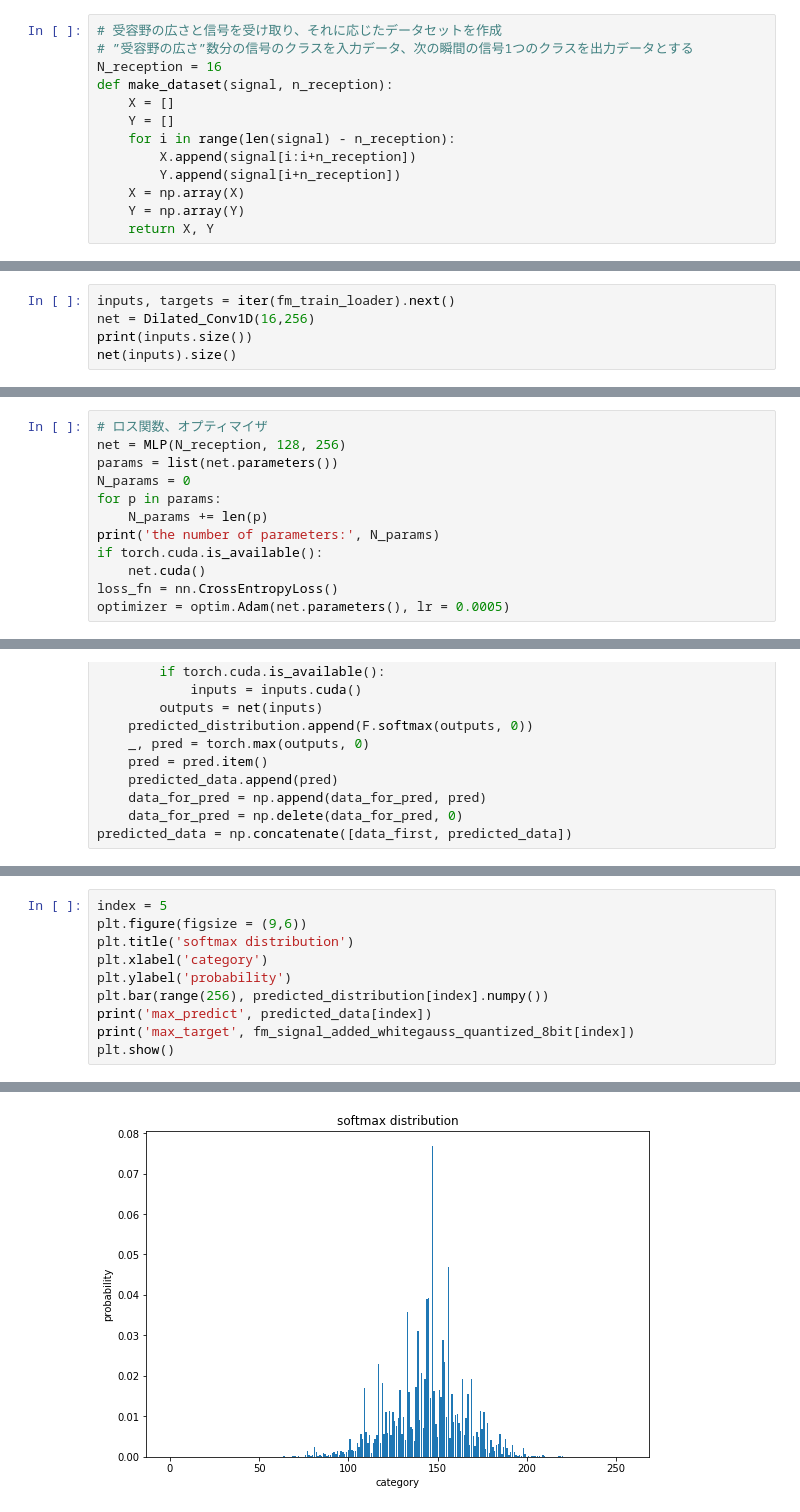
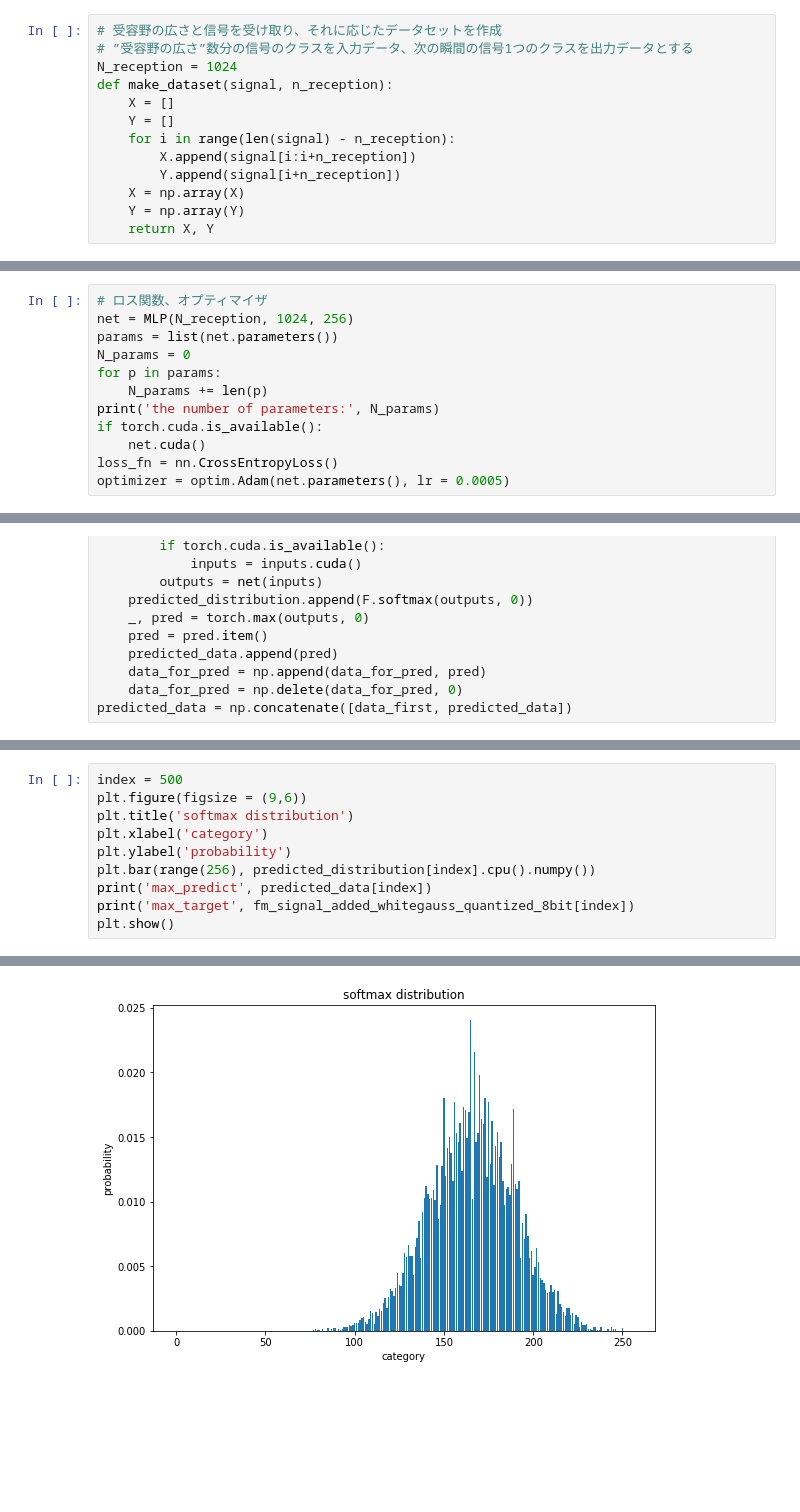
Before and after one commit to cross32768/dilated_conv, a Jupyter notebook: dilated_conv.ipynb, the cells around one changed output, grey strips where cells are left out. Saved outputs shown, nothing was run; the diff lists cells and outputs as text; blank space fills up the shorter version.

```diff
--- a/dilated_conv.ipynb
+++ b/dilated_conv.ipynb
@@ -158,7 +158,7 @@ plt.show()
 # %%
 # 受容野の広さと信号を受け取り、それに応じたデータセットを作成
 # ”受容野の広さ”数分の信号のクラスを入力データ、次の瞬間の信号1つのクラスを出力データとする
-N_reception = 16
+N_reception = 1024
 def make_dataset(signal, n_reception):
     X = []
     Y = []
@@ -269,8 +255,3 @@ class Dilated_Conv1D(nn.Module):
         x = x.view(x.size()[0], x.size()[1])
         out = self.fc(x)
         return out
-# %%
-inputs, targets = iter(fm_train_loader).next()
-net = Dilated_Conv1D(16,256)
-print(inputs.size())
-net(inputs).size()
@@ -280,6 +258,6 @@ torch.Size([64, 256])
 # %%
 # ロス関数、オプティマイザ
-net = MLP(N_reception, 128, 256)
+net = MLP(N_reception, 1024, 256)
 params = list(net.parameters())
 N_params = 0
 for p in params:
@@ -416,10 +394,10 @@ plt.show()
 # %%
-index = 5
+index = 500
 plt.figure(figsize = (9,6))
 plt.title('softmax distribution')
 plt.xlabel('category')
 plt.ylabel('probability')
-plt.bar(range(256), predicted_distribution[index].numpy())
+plt.bar(range(256), predicted_distribution[index].cpu().numpy())
 print('max_predict', predicted_data[index])
 print('max_target', fm_signal_added_whitegauss_quantized_8bit[index])
 plt.show()
@@ -429 +407 @@ max_target 145
-[figure, old version]
+[figure, new version]
```
Also changed, not shown: parts of 10 cells of this notebook, 37 other files.
